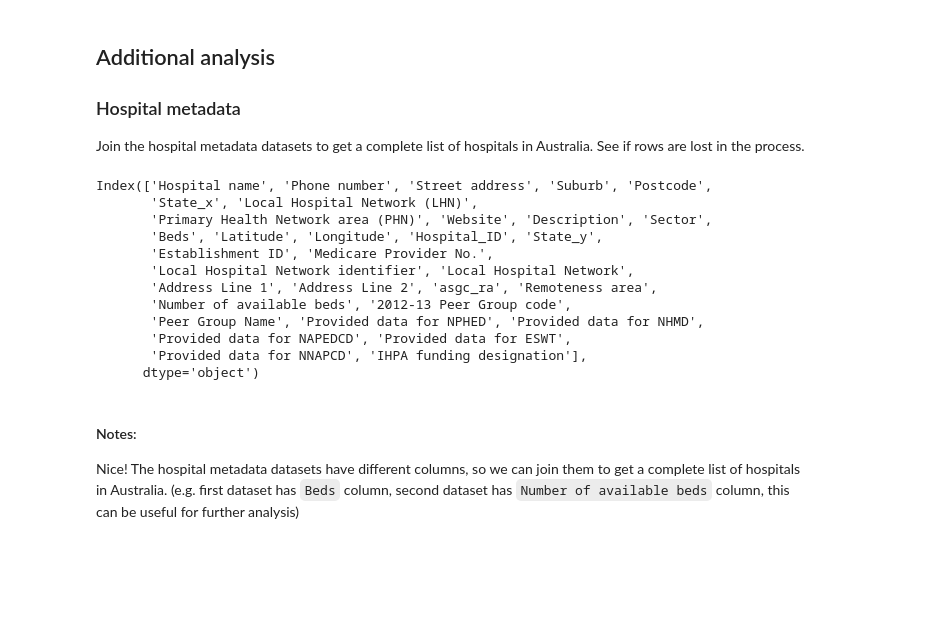
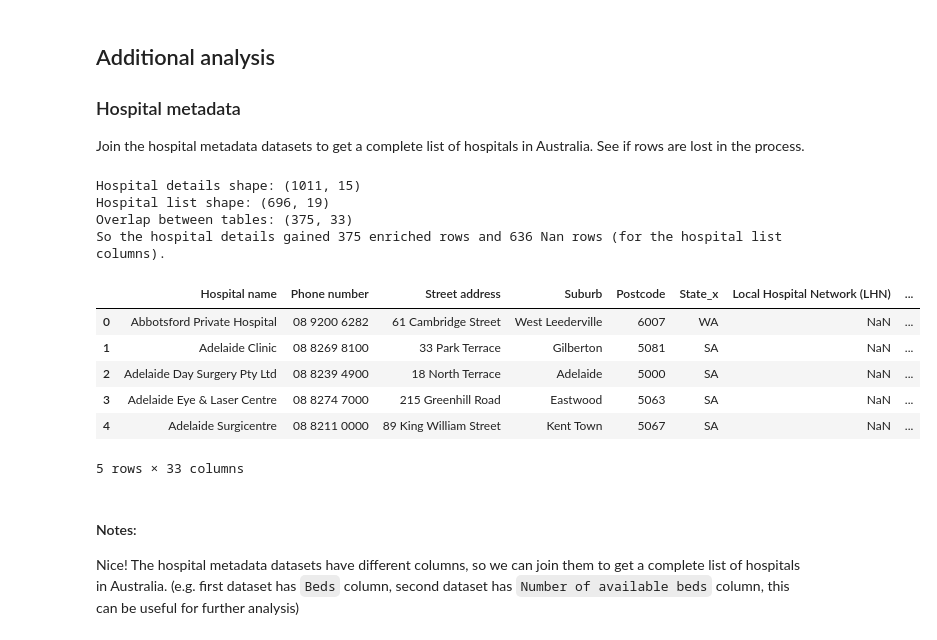
Before and after one commit to NielsvBeuningen/knowledge-engineering, a Jupyter notebook: analysis/data_analysis.ipynb, the cells around one changed output. Cells and saved outputs as stored; diff of their text form; code cells hidden in the pictures; blank space fills up the shorter version.

```diff
--- a/analysis/data_analysis.ipynb
+++ b/analysis/data_analysis.ipynb
@@ -255,23 +255,28 @@ Join the hospital metadata datasets to get a complete list of hospitals in Austr
 # %%
 hospital_details = pd.read_csv(os.path.join(datadir, "myhospitals-contact-details.csv"), encoding="latin1")
 hospital_list = pd.read_csv(os.path.join(datadir, "public_hospital_list.csv"))
 
+print(f"Hospital details shape: {hospital_details.shape}")
+print(f"Hospital list shape: {hospital_list.shape}")
+
 # Join the two tables
-hospital_data = hospital_details.merge(hospital_list, on="Hospital name")
+hospital_data = hospital_details.merge(hospital_list, on="Hospital name", how="left")
+overlap = hospital_details.merge(hospital_list, on="Hospital name", how="inner")
+print(f"Overlap between tables: {overlap.shape}")
+print(f"So the hospital details gained {overlap.shape[0]} enriched rows and {hospital_data.shape[0] - overlap.shape[0]} Nan rows (for the hospital list columns).")
 hospital_data.head()
 # %% [output]
-Index(['Hospital name', 'Phone number', 'Street address', 'Suburb', 'Postcode',
-       'State_x', 'Local Hospital Network (LHN)',
-       'Primary Health Network area (PHN)', 'Website', 'Description', 'Sector',
-       'Beds', 'Latitude', 'Longitude', 'Hospital_ID', 'State_y',
-       'Establishment ID', 'Medicare Provider No.',
-       'Local Hospital Network identifier', 'Local Hospital Network',
-       'Address Line 1', 'Address Line 2', 'asgc_ra', 'Remoteness area',
-       'Number of available beds', '2012-13 Peer Group code',
-       'Peer Group Name', 'Provided data for NPHED', 'Provided data for NHMD',
-       'Provided data for NAPEDCD', 'Provided data for ESWT',
-       'Provided data for NNAPCD', 'IHPA funding designation'],
-      dtype='object')
+Hospital details shape: (1011, 15)
+Hospital list shape: (696, 19)
+Overlap between tables: (375, 33)
+So the hospital details gained 375 enriched rows and 636 Nan rows (for the hospital list columns).
+|  | Hospital name | Phone number | Street address | Suburb | Postcode | State_x | Local Hospital Network (LHN) | ... |
+| 0 | Abbotsford Private Hospital | 08 9200 6282 | 61 Cambridge Street | West Leederville | 6007 | WA | NaN | ... |
+| 1 | Adelaide Clinic | 08 8269 8100 | 33 Park Terrace | Gilberton | 5081 | SA | NaN | ... |
+| 2 | Adelaide Day Surgery Pty Ltd | 08 8239 4900 | 18 North Terrace | Adelaide | 5000 | SA | NaN | ... |
+| 3 | Adelaide Eye & Laser Centre | 08 8274 7000 | 215 Greenhill Road | Eastwood | 5063 | SA | NaN | ... |
+| 4 | Adelaide Surgicentre | 08 8211 0000 | 89 King William Street | Kent Town | 5067 | SA | NaN | ... |
+5 rows × 33 columns
 # %% [markdown]
 #### Notes:
 Nice! The hospital metadata datasets have different columns, so we can join them to get a complete list of hospitals in Australia. (e.g. first dataset has `Beds` column, second dataset has `Number of available beds` column, this can be useful for further analysis)
```
